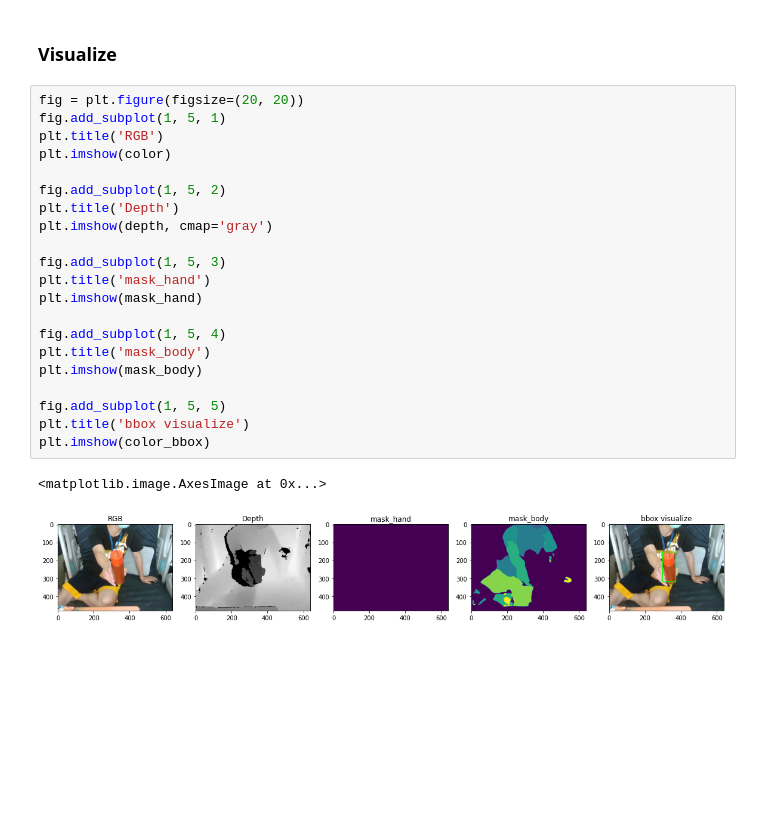
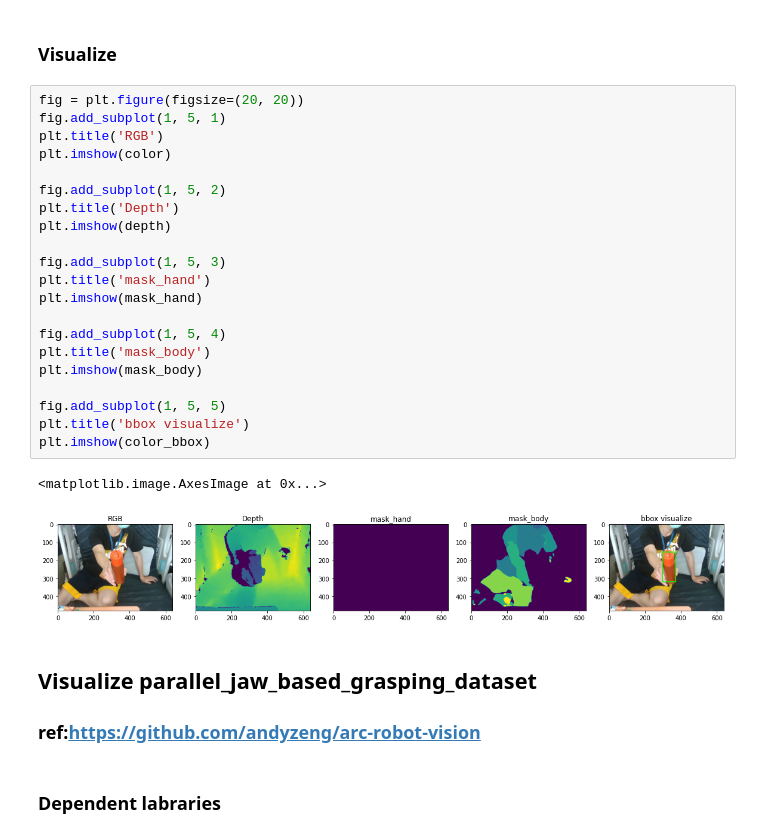
Before and after one commit to ARG-NCTU/handover_grasping, a Jupyter notebook: 00_Datavisualizer.ipynb, the cells around one changed output. Drawn from its saved outputs; the diff is of its cells as text; blank space fills up the shorter version.

Commit message:
add zeng datasets

```diff
--- a/00_Datavisualizer.ipynb
+++ b/00_Datavisualizer.ipynb
@@ -241,24 +338,29 @@ bbox = batch['bbox']
 # %%
 fig = plt.figure(figsize=(20, 20))
 fig.add_subplot(1, 5, 1)
 plt.title('RGB')
 plt.imshow(color)
 
 fig.add_subplot(1, 5, 2)
 plt.title('Depth')
-plt.imshow(depth, cmap='gray')
+plt.imshow(depth)
 
 fig.add_subplot(1, 5, 3)
 plt.title('mask_hand')
 plt.imshow(mask_hand)
 
 fig.add_subplot(1, 5, 4)
 plt.title('mask_body')
 plt.imshow(mask_body)
 
 fig.add_subplot(1, 5, 5)
 plt.title('bbox visualize')
 plt.imshow(color_bbox)
 # %% [output]
 <matplotlib.image.AxesImage at 0x...>
-[figure, old version]
+[figure, new version]
+# %% [markdown]
+## Visualize parallel_jaw_based_grasping_dataset
+### ref:https://github.com/andyzeng/arc-robot-vision
+# %% [markdown]
+### Dependent labraries
```
Also changed, not shown: parts of 12 cells of this notebook, 1 other file.
